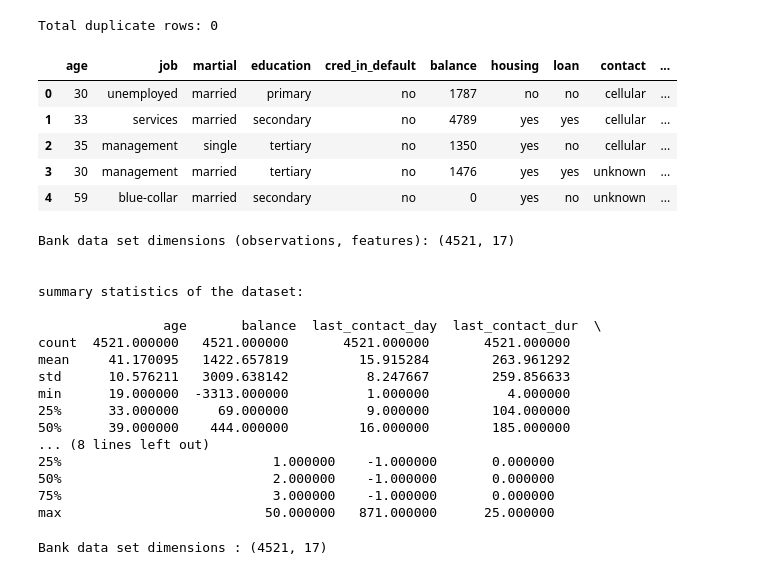
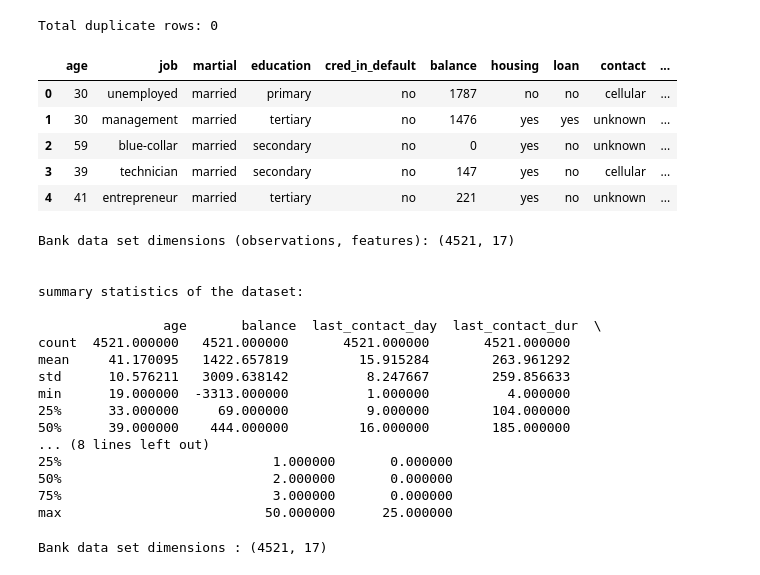
Before and after one commit to Willsu00/assignment2, a Jupyter notebook: Assignment2-Code-Will.ipynb, the cells around one changed output. Saved outputs shown, nothing was run; the diff lists cells and outputs as text; code cells hidden in the pictures.

```diff
--- a/Assignment2-Code-Will.ipynb
+++ b/Assignment2-Code-Will.ipynb
@@ -25,40 +25,40 @@ from sklearn.metrics import accuracy_score, confusion_matrix, roc_curve, roc_auc
 import warnings
 warnings.filterwarnings('ignore')
 # %%
-df = pd.read_csv('bank updated.csv')
+df = pd.read_csv('bank updated categories.csv')
 
 col_names = ['age',
              'job',
              'martial',
              'education',
              'cred_in_default',
              'balance',
              'housing',
              'loan',
              'contact',
              'last_contact_day',
              'last_contact_month',
              'last_contact_dur',
              'num_of_contacts_during_campaign',
              'past_days',
              'prev_contacts',
              'prev_outcome',
              'sub_term_deposit']
 df.columns = col_names
 
 # Count duplicate rows
 duplicate_count = df.duplicated().sum()
 print(f'\nTotal duplicate rows: {duplicate_count}')
 
 df.head()
 # %% [output]
 Total duplicate rows: 0
 |  | age | job | martial | education | cred_in_default | balance | housing | loan | contact | ... |
 | 0 | 30 | unemployed | married | primary | no | 1787 | no | no | cellular | ... |
-| 1 | 33 | services | married | secondary | no | 4789 | yes | yes | cellular | ... |
-| 2 | 35 | management | single | tertiary | no | 1350 | yes | no | cellular | ... |
-| 3 | 30 | management | married | tertiary | no | 1476 | yes | yes | unknown | ... |
-| 4 | 59 | blue-collar | married | secondary | no | 0 | yes | no | unknown | ... |
+| 1 | 30 | management | married | tertiary | no | 1476 | yes | yes | unknown | ... |
+| 2 | 59 | blue-collar | married | secondary | no | 0 | yes | no | unknown | ... |
+| 3 | 39 | technician | married | secondary | no | 147 | yes | no | cellular | ... |
+| 4 | 41 | entrepreneur | married | tertiary | no | 221 | yes | no | unknown | ... |
 # %%
 print("Bank data set dimensions (observations, features): {}".format(df.shape))
 print("\n\nsummary statistics of the dataset:\n\n", df.describe())
@@ -76,10 +76,10 @@ min      19.000000  -3313.000000          1.000000          4.000000
 25%      33.000000     69.000000          9.000000        104.000000
 50%      39.000000    444.000000         16.000000        185.000000
 ... (8 lines left out)
-25%                           1.000000    -1.000000       0.000000
-50%                           2.000000    -1.000000       0.000000
-75%                           3.000000    -1.000000       0.000000
-max                          50.000000   871.000000      25.000000
+25%                           1.000000       0.000000
+50%                           2.000000       0.000000
+75%                           3.000000       0.000000
+max                          50.000000      25.000000
 # %%
 print("Bank data set dimensions : {}".format(df.shape))
 # %% [output]
```
Also changed, not shown: parts of 5 cells of this notebook, 1 other file.
